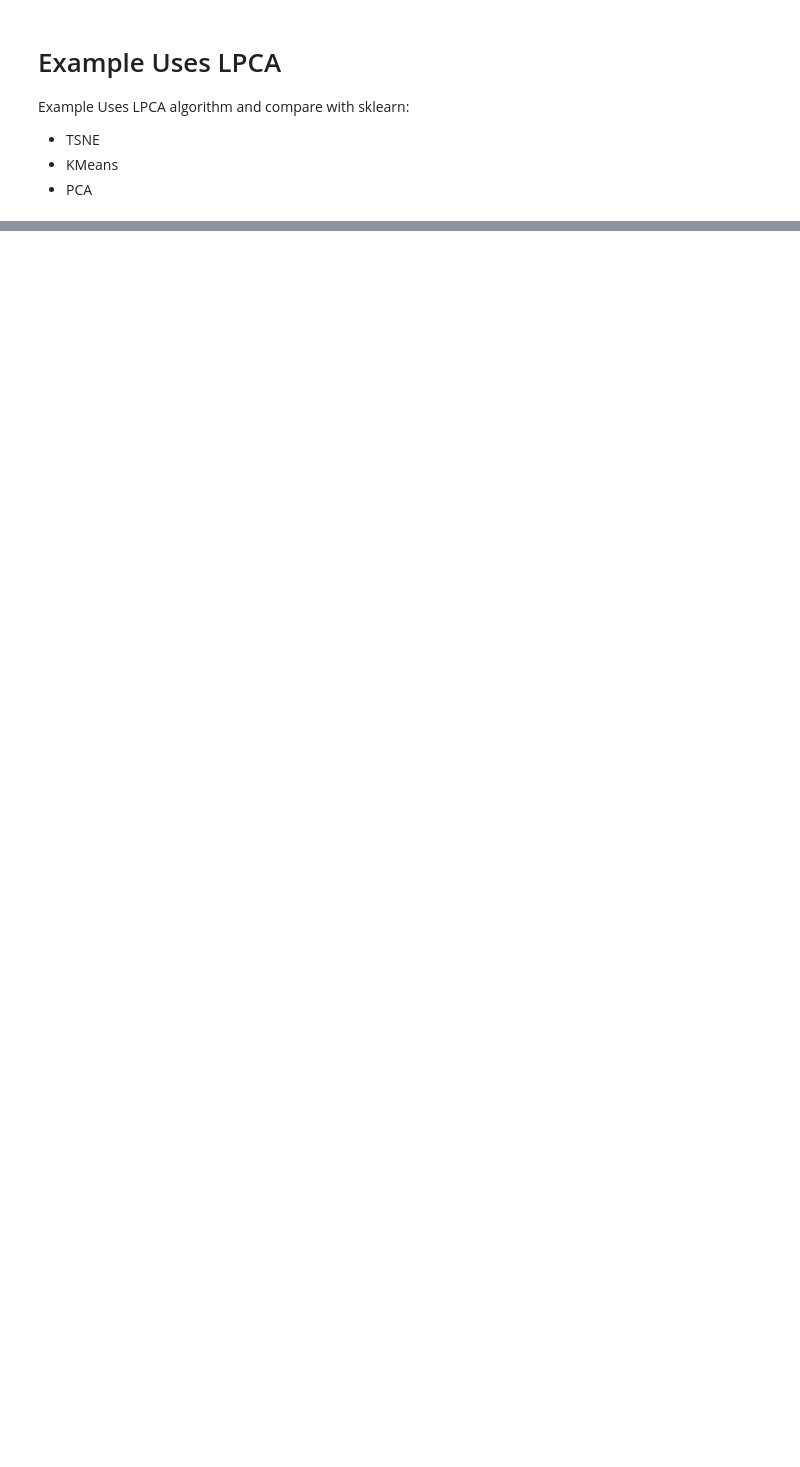
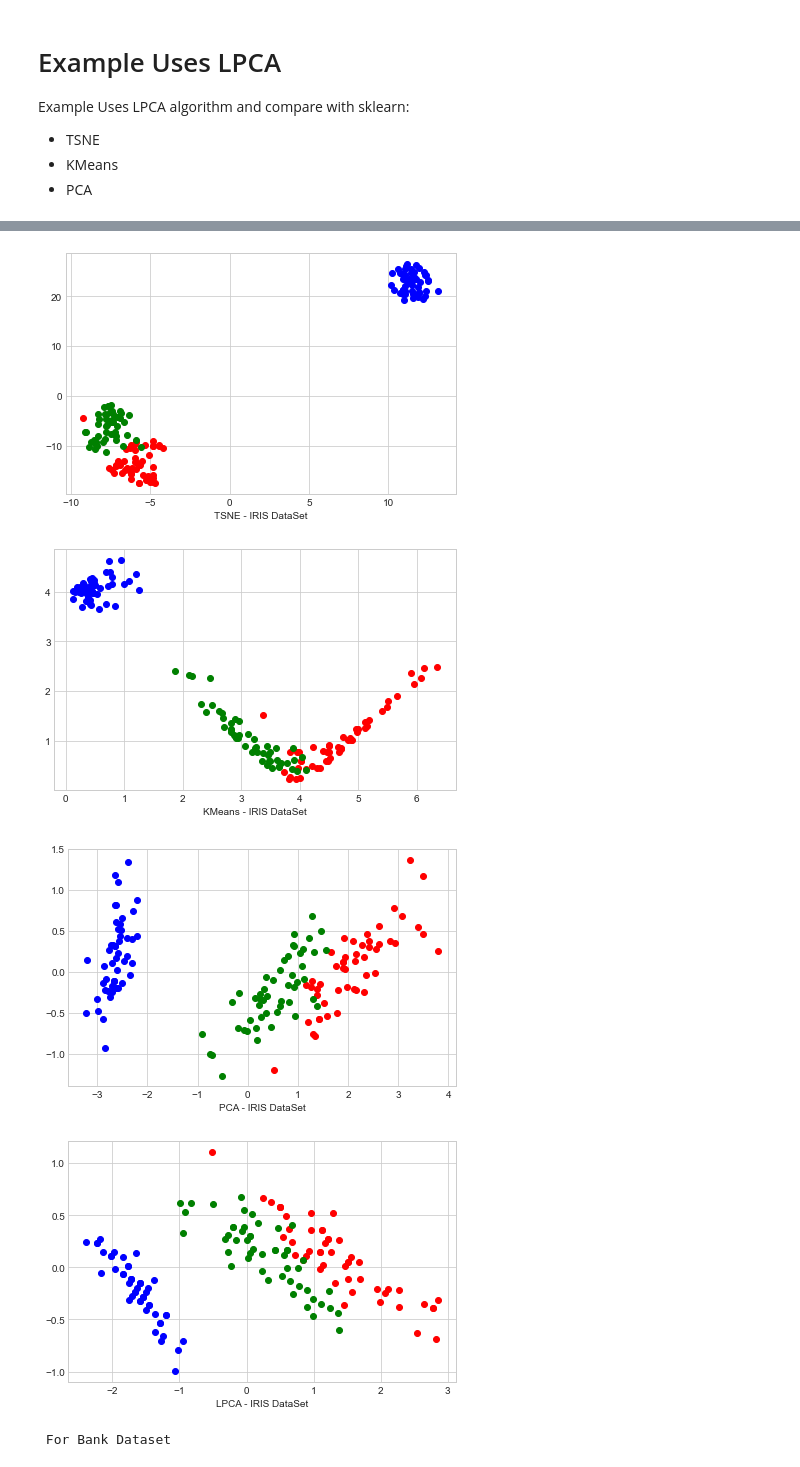
Before and after one commit to Apogeum12/PCA_pytorch_implementation, a Jupyter notebook: main.ipynb, the cells around one changed output, grey strips where cells are left out. Cells and saved outputs as stored; diff of their text form; code cells hidden in the pictures; blank space fills up the shorter version.

```diff
--- a/main.ipynb
+++ b/main.ipynb
@@ -64,0 +94,51 @@ Shape of X_bank: (4521, 51) Shape of Y_bank: (4521,)
+# %%
+import matplotlib.pyplot as plt
+import torch as t
+
+def plot_print(X, y, name_plot,category, colors):
+    with plt.style.context('seaborn-whitegrid'):
+        plt.figure(figsize=(6, 4))
+        for lab, col in zip(category,colors):
+            plt.scatter(X[y==lab, 0],
+                        X[y==lab, 1],
+                        label=lab,
+                        c=col)
+        plt.xlabel("{}".format(name_plot))
+        #plt.legend(loc='lower center')
+        plt.tight_layout()
+        plt.show()
+
+category = ['Iris-setosa', 'Iris-virginica', 'Iris-versicolor']
+colors = ['blue', 'red', 'green']
+
+name_plot = "TSNE - IRIS DataSet"
+plot_print(X_tsne_iris, y_iris, name_plot, category, colors)
+name_plot = "KMeans - IRIS DataSet"
+plot_print(X_KMns_iris, y_iris, name_plot, category, colors)
+name_plot = "PCA - IRIS DataSet"
+plot_print(X_pca_iris, y_iris, name_plot, category, colors)
+name_plot = "LPCA - IRIS DataSet"
+X_s_iris = t.mm(X_s_iris, m_w_iris)
+plot_print(X_s_iris, y_iris, name_plot, category, colors)
+
+print("\n For Bank Dataset \n")
+
+category = ['no', 'yes']
+colors = ['blue', 'green']
+name_plot = "TSNE - Bank DataSet"
+plot_print(X_tsne_bank, y_bank, name_plot, category, colors)
+name_plot = "KMeans - Bank DataSet"
+plot_print(X_KMns_bank, y_bank, name_plot, category, colors)
+name_plot = "PCA - Bank DataSet"
+plot_print(X_pca_bank, y_bank, name_plot, category, colors)
+name_plot = "LPCA - Bank DataSet"
+X_s_bank = t.mm(X_s_bank, m_w_bank)
+plot_print(X_s_bank, y_bank, name_plot, category, colors)
+
+#Y = t.mm(t.mm(X_s, t.tensor(m_w[-1])), t.tensor(C.T)) IF C is True
+# %% [output]
+[figure, added]
+[figure, added]
+[figure, added]
+[figure, added]
+ For Bank Dataset
```
Also changed, not shown: parts of 4 cells of this notebook, 3 other files.
